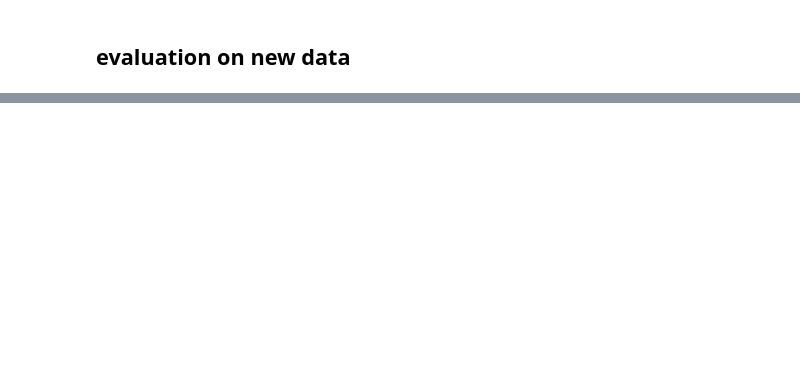
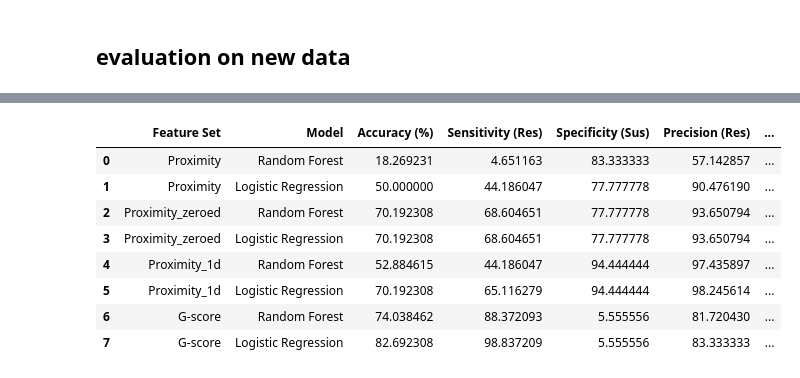
Before and after one commit to aggreen/MTB_Mut_Clust, a Jupyter notebook: scripts/10. clustering_model_training_sanjana_data.ipynb, the cells around one changed output, grey strips where cells are left out. Cells and saved outputs as stored; diff of their text form; code cells hidden in the pictures; blank space fills up the shorter version.

```diff
--- a/scripts/10. clustering_model_training_sanjana_data.ipynb
+++ b/scripts/10. clustering_model_training_sanjana_data.ipynb
@@ -568,0 +641,12 @@ reclassified_eval[['gene', 'one_letter_mutation', 'confidence_2023', 'true_label
+# %%
+results_df
+# %% [output]
+|  | Feature Set | Model | Accuracy (%) | Sensitivity (Res) | Specificity (Sus) | Precision (Res) | ... |
+| 0 | Proximity | Random Forest | 18.269231 | 4.651163 | 83.333333 | 57.142857 | ... |
+| 1 | Proximity | Logistic Regression | 50.000000 | 44.186047 | 77.777778 | 90.476190 | ... |
+| 2 | Proximity_zeroed | Random Forest | 70.192308 | 68.604651 | 77.777778 | 93.650794 | ... |
+| 3 | Proximity_zeroed | Logistic Regression | 70.192308 | 68.604651 | 77.777778 | 93.650794 | ... |
+| 4 | Proximity_1d | Random Forest | 52.884615 | 44.186047 | 94.444444 | 97.435897 | ... |
+| 5 | Proximity_1d | Logistic Regression | 70.192308 | 65.116279 | 94.444444 | 98.245614 | ... |
+| 6 | G-score | Random Forest | 74.038462 | 88.372093 | 5.555556 | 81.720430 | ... |
+| 7 | G-score | Logistic Regression | 82.692308 | 98.837209 | 5.555556 | 83.333333 | ... |
```
Also changed, not shown: parts of 29 cells of this notebook.
